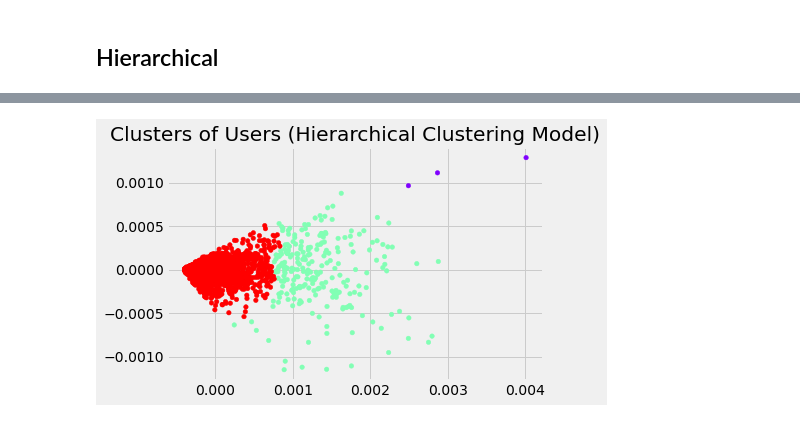
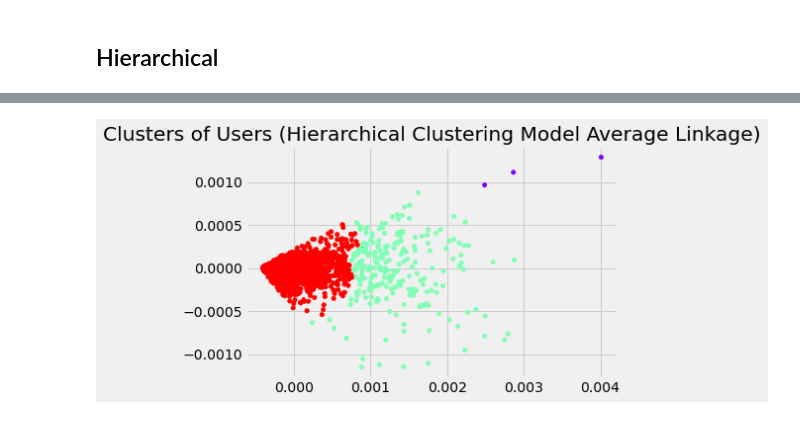
Before and after one commit to fajarzuhrihadiyanto/tugas-clustering, a Jupyter notebook: notebooks/main.ipynb, the cells around one changed output, grey strips where cells are left out. Saved outputs shown, nothing was run; the diff lists cells and outputs as text; code cells hidden in the pictures.

```diff
--- a/notebooks/main.ipynb
+++ b/notebooks/main.ipynb
@@ -339,24 +334,24 @@ print(score)
 # %%
 #4 Fitting hierarchical clustering to the buddymove dataset
 # There are two algorithms for hierarchical clustering: Agglomerative Hierarchical Clustering and
 # Divisive Hierarchical Clustering. We choose Euclidean distance and ward method for our
 # algorithm class
 hc = AgglomerativeClustering(n_clusters = 3, affinity = 'euclidean', linkage ='average')
 
 # Lets try to fit the hierarchical clustering algorithm  to dataset X while creating the
 # clusters vector that tells for each users which cluster the users belongs to.
 
 y_hc=hc.fit_predict(X)
 
 #5 Visualizing the clusters. This code is similar to k-means visualization code.
 #We only replace the y_kmeans vector name to y_hc for the hierarchical clustering
 
 plt.scatter(X[:,0], X[:,1], c=hc.labels_, s=20, cmap='rainbow')
-plt.title('Clusters of Users (Hierarchical Clustering Model)')
+plt.title('Clusters of Users (Hierarchical Clustering Model Average Linkage)')
 
 plt.show()
 # %% [output]
-[figure, old version]
+[figure, new version]
 # %%
 from sklearn.metrics import silhouette_score
 score = silhouette_score(X,y_hc)
```
Also changed, not shown: parts of 10 cells of this notebook.
